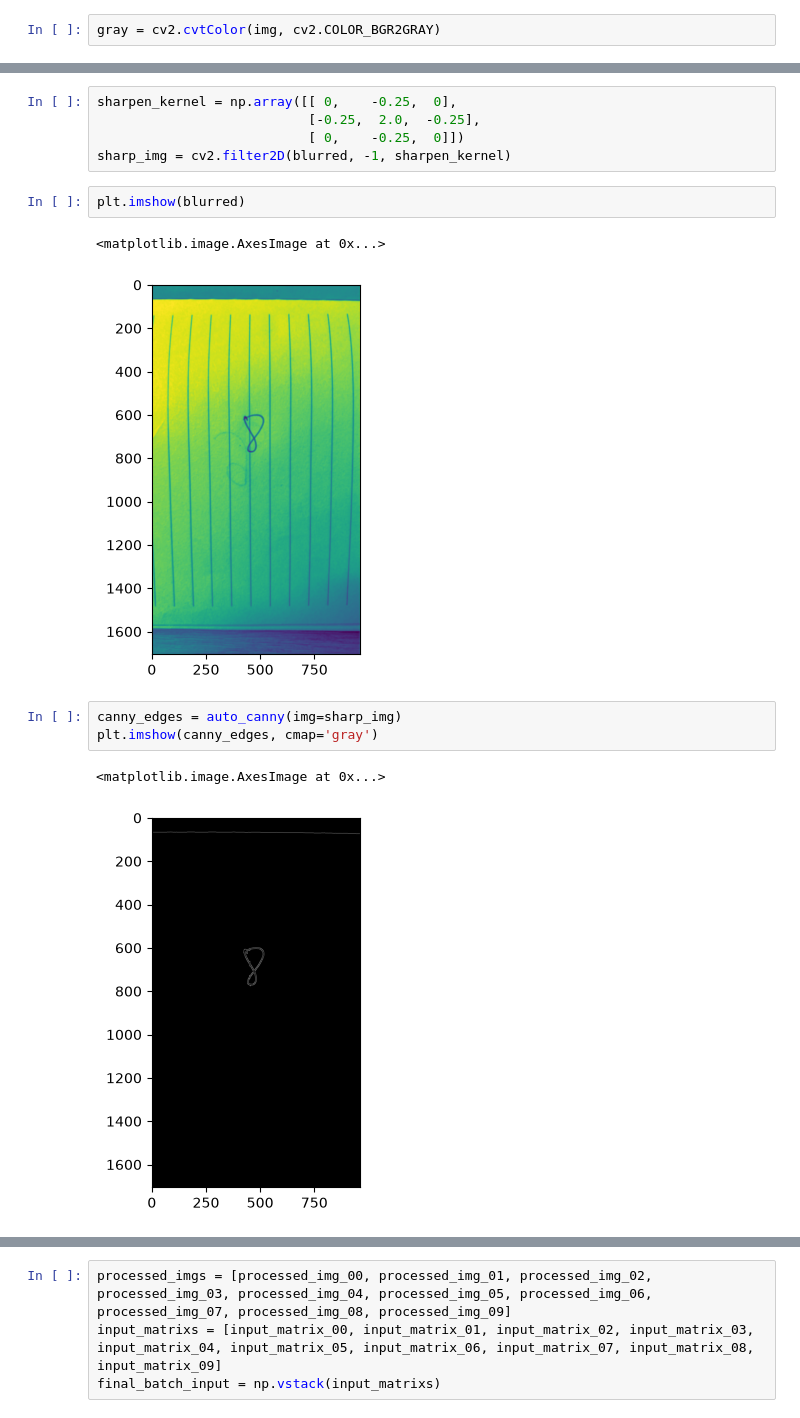
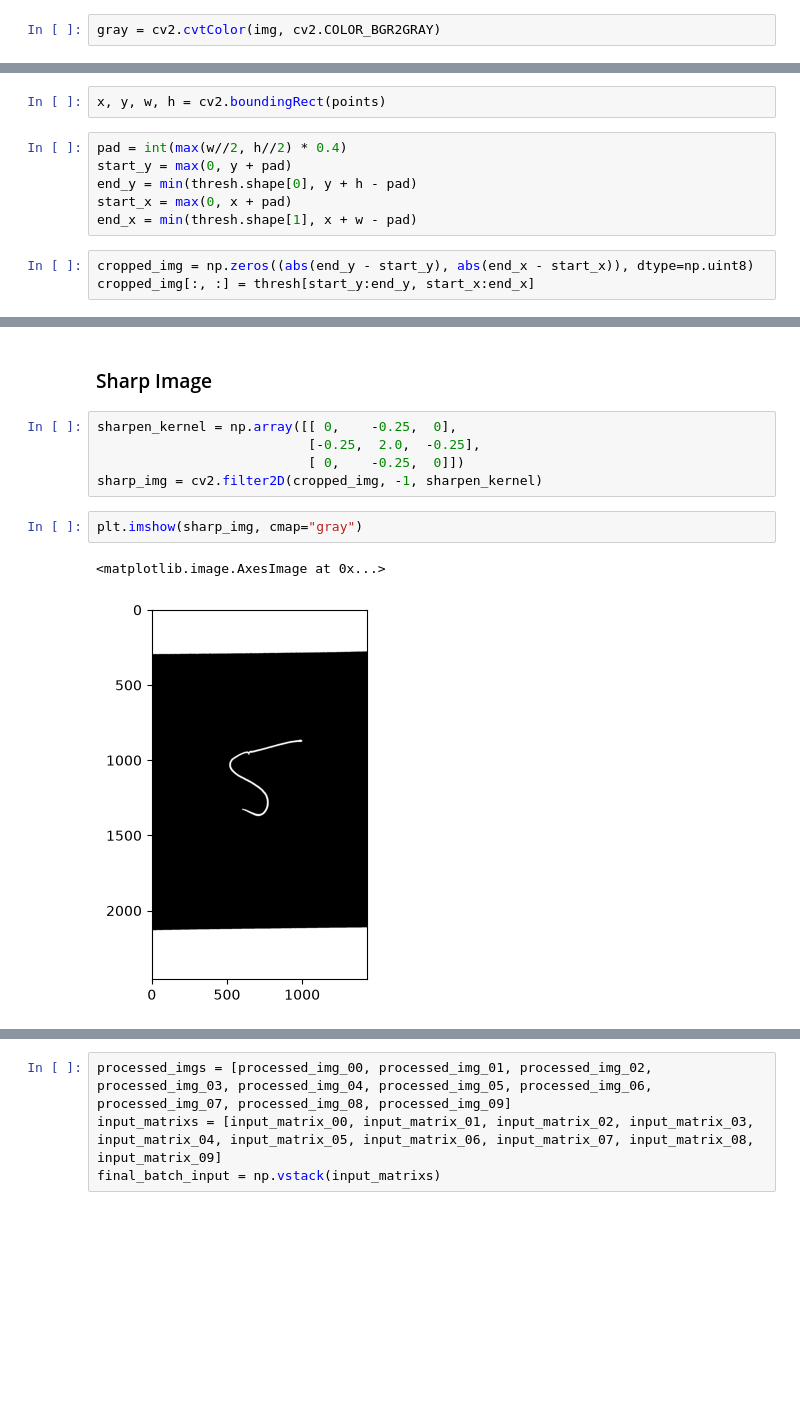
Before and after one commit to alaricbat/Neural-Network-and-Backpropagation, a Jupyter notebook: sharpdigit-ocr/ml/notebooks/mnist_img_preprocessing.ipynb, the cells around one changed output, grey strips where cells are left out. Drawn from its saved outputs; the diff is of its cells as text; blank space fills up the shorter version.

```diff
--- a/sharpdigit-ocr/ml/notebooks/mnist_img_preprocessing.ipynb
+++ b/sharpdigit-ocr/ml/notebooks/mnist_img_preprocessing.ipynb
@@ -35,0 +128,11 @@ plt.imshow(thresh, cmap='gray')
+# %%
+x, y, w, h = cv2.boundingRect(points)
+# %%
+pad = int(max(w//2, h//2) * 0.4)
+start_y = max(0, y + pad)
+end_y = min(thresh.shape[0], y + h - pad)
+start_x = max(0, x + pad)
+end_x = min(thresh.shape[1], x + w - pad)
+# %%
+cropped_img = np.zeros((abs(end_y - start_y), abs(end_x - start_x)), dtype=np.uint8)
+cropped_img[:, :] = thresh[start_y:end_y, start_x:end_x]
@@ -36,16 +144,12 @@ plt.imshow(thresh, cmap='gray')
+# %% [markdown]
+### Sharp Image
 # %%
 sharpen_kernel = np.array([[ 0,    -0.25,  0],
                            [-0.25,  2.0,  -0.25],
                            [ 0,    -0.25,  0]])
-sharp_img = cv2.filter2D(blurred, -1, sharpen_kernel)
+sharp_img = cv2.filter2D(cropped_img, -1, sharpen_kernel)
 # %%
-plt.imshow(blurred)
+plt.imshow(sharp_img, cmap="gray")
 # %% [output]
 <matplotlib.image.AxesImage at 0x...>
-[figure, old version]
+[figure, new version]
-# %%
-canny_edges = auto_canny(img=sharp_img)
-plt.imshow(canny_edges, cmap='gray')
-# %% [output]
-<matplotlib.image.AxesImage at 0x...>
-[figure, removed]
```
Also changed, not shown: parts of 47 cells of this notebook, 20 other files.
